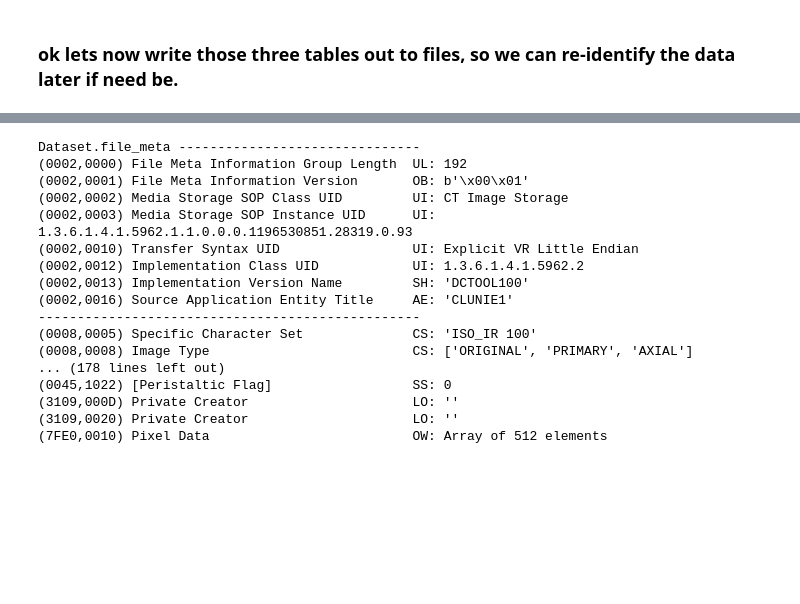
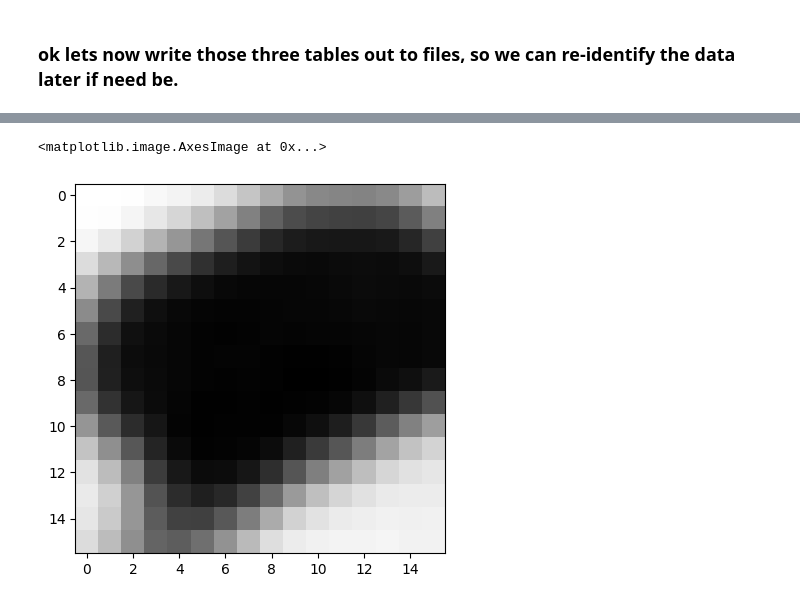
Before and after one commit to buzgalbraith/data-processing-workshop, a Jupyter notebook: data_processing.ipynb, the cells around one changed output, grey strips where cells are left out. Drawn from its saved outputs; the diff is of its cells as text; code cells hidden in the pictures; blank space fills up the shorter version.

Commit message:
updated slides made notebook in line with slides

```diff
--- a/data_processing.ipynb
+++ b/data_processing.ipynb
@@ -405,2 +465,3 @@ for row in deid_meta.iter_rows(named=True):
 # %%
-header = pydicom.dcmread('/home/buzgalbraith/workspace/data-processing-workshop/processed_data/de-identified-data/77654033/CT2/17106')
+header = pydicom.dcmread('processed_data/de-identified-data/77654033/CT2/17106')
+header
@@ -407,20 +486,6 @@ header = pydicom.dcmread('/home/buzgalbraith/workspace/data-processing-workshop/
 # %%
-header
+pixel_array = pydicom.pixels.pixel_array(header, decoding_plugin='pillow')
+plt.imshow(pixel_array, cmap='gray')
 # %% [output]
-Dataset.file_meta -------------------------------
-(0002,0000) File Meta Information Group Length  UL: 192
-(0002,0001) File Meta Information Version       OB: b'\x00\x01'
-(0002,0002) Media Storage SOP Class UID         UI: CT Image Storage
-(0002,0003) Media Storage SOP Instance UID      UI: 1.3.6.1.4.1.5962.1.1.0.0.0.1196530851.28319.0.93
-(0002,0010) Transfer Syntax UID                 UI: Explicit VR Little Endian
-(0002,0012) Implementation Class UID            UI: 1.3.6.1.4.1.5962.2
-(0002,0013) Implementation Version Name         SH: 'DCTOOL100'
-(0002,0016) Source Application Entity Title     AE: 'CLUNIE1'
--------------------------------------------------
-(0008,0005) Specific Character Set              CS: 'ISO_IR 100'
-(0008,0008) Image Type                          CS: ['ORIGINAL', 'PRIMARY', 'AXIAL']
-... (178 lines left out)
-(0045,1022) [Peristaltic Flag]                  SS: 0
-(3109,000D) Private Creator                     LO: ''
-(3109,0020) Private Creator                     LO: ''
-(7FE0,0010) Pixel Data                          OW: Array of 512 elements
+<matplotlib.image.AxesImage at 0x...>
+[figure, added]
```
Also changed, not shown: parts of 31 cells of this notebook, 3 other files.
